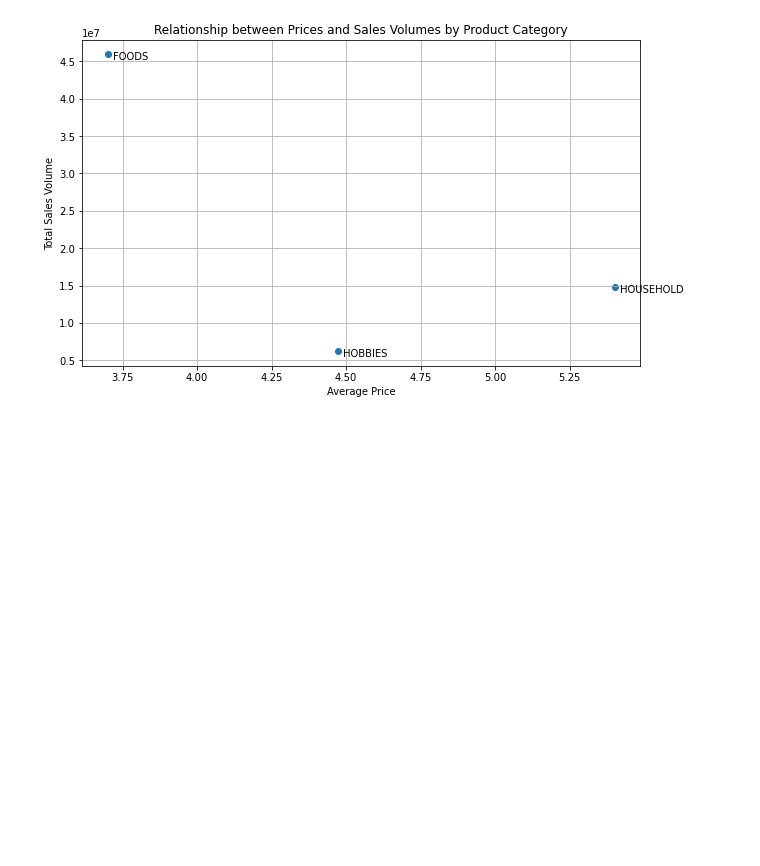
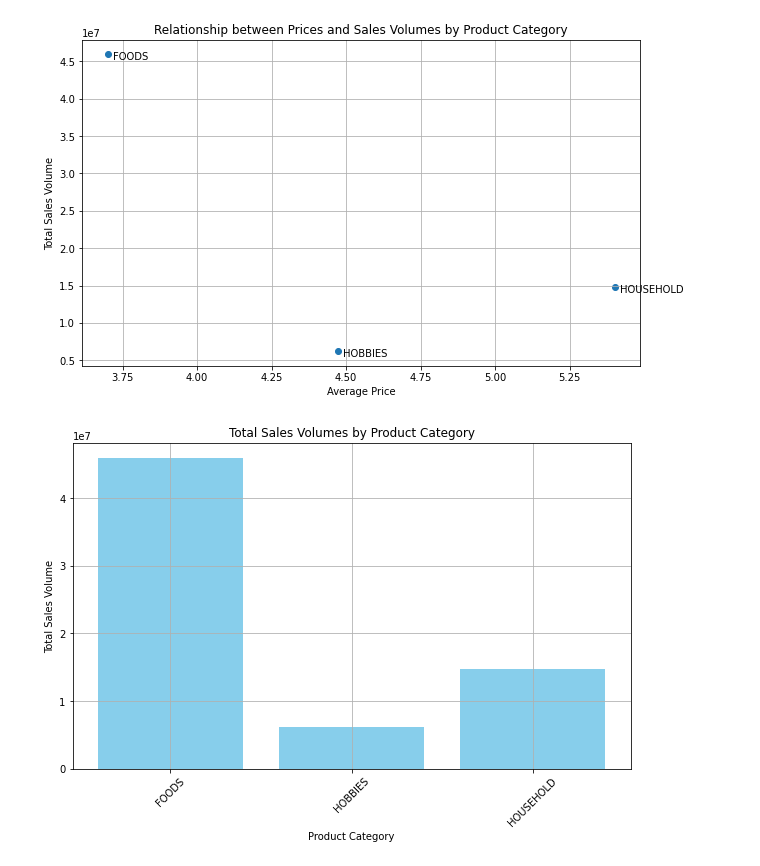
Before and after one commit to janiceivana/DS_05, a Jupyter notebook: New Data Analysis.ipynb, the cells around one changed output. Drawn from its saved outputs; the diff is of its cells as text; code cells hidden in the pictures; blank space fills up the shorter version.

```diff
--- a/New Data Analysis.ipynb
+++ b/New Data Analysis.ipynb
@@ -331,3 +324,15 @@ for i, txt in enumerate(category_prices.index):
 plt.show()
 # %% [output]
 [figure]
+# %%
+plt.figure(figsize=(10, 6))
+
+# Plot a bar graph of average price and total sales for each category
+plt.bar(category_prices.index, sales_by_category['total_sales'], color='skyblue')
+plt.title('Total Sales Volumes by Product Category')
+plt.xlabel('Product Category')
+plt.ylabel('Total Sales Volume')
+plt.xticks(rotation=45)
+plt.grid(True)
+# %% [output]
+[figure, added]
```
Also changed, not shown: parts of 43 cells of this notebook.
